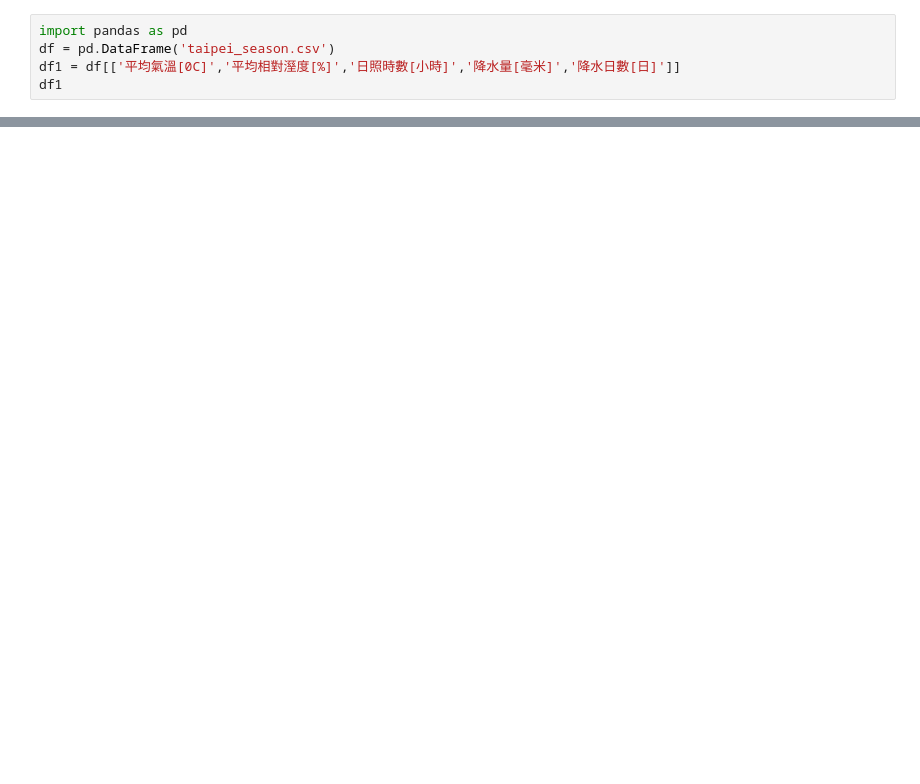
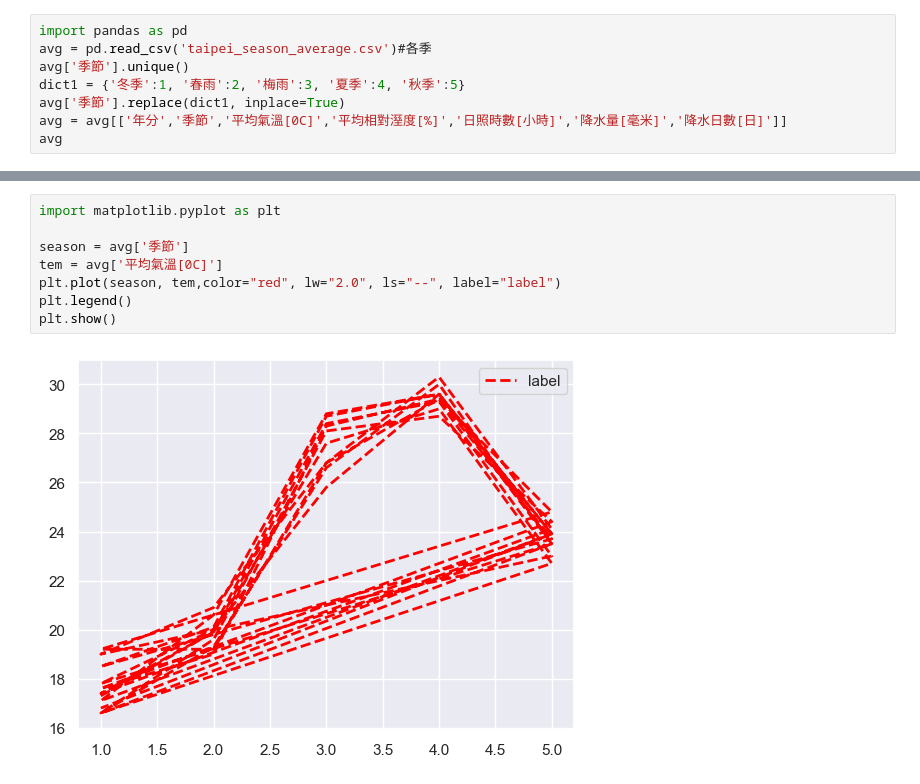
Before and after one commit to Kai-Chng-Yang/sideProject, a Jupyter notebook: AQI_0602/year_season.ipynb, the cells around one changed output, grey strips where cells are left out. Cells and saved outputs as stored; diff of their text form; blank space fills up the shorter version.

```diff
--- a/AQI_0602/year_season.ipynb
+++ b/AQI_0602/year_season.ipynb
@@ -23,6 +9,9 @@ df1
 # %%
 import pandas as pd
-df = pd.DataFrame('taipei_season.csv')
-df1 = df[['平均氣溫[0C]','平均相對溼度[%]','日照時數[小時]','降水量[毫米]','降水日數[日]']]
-df1
+avg = pd.read_csv('taipei_season_average.csv')#各季
+avg['季節'].unique()
+dict1 = {'冬季':1, '春雨':2, '梅雨':3, '夏季':4, '秋季':5}
+avg['季節'].replace(dict1, inplace=True)
+avg = avg[['年分','季節','平均氣溫[0C]','平均相對溼度[%]','日照時數[小時]','降水量[毫米]','降水日數[日]']]
+avg
 # %% [output]
@@ -29,0 +46,10 @@ ValueError: DataFrame constructor not properly called!
+# %%
+import matplotlib.pyplot as plt
+
+season = avg['季節']
+tem = avg['平均氣溫[0C]']
+plt.plot(season, tem,color="red", lw="2.0", ls="--", label="label")
+plt.legend()
+plt.show()
+# %% [output]
+[figure, added]
```
Also changed, not shown: parts of 3 cells of this notebook, 1 other file.
